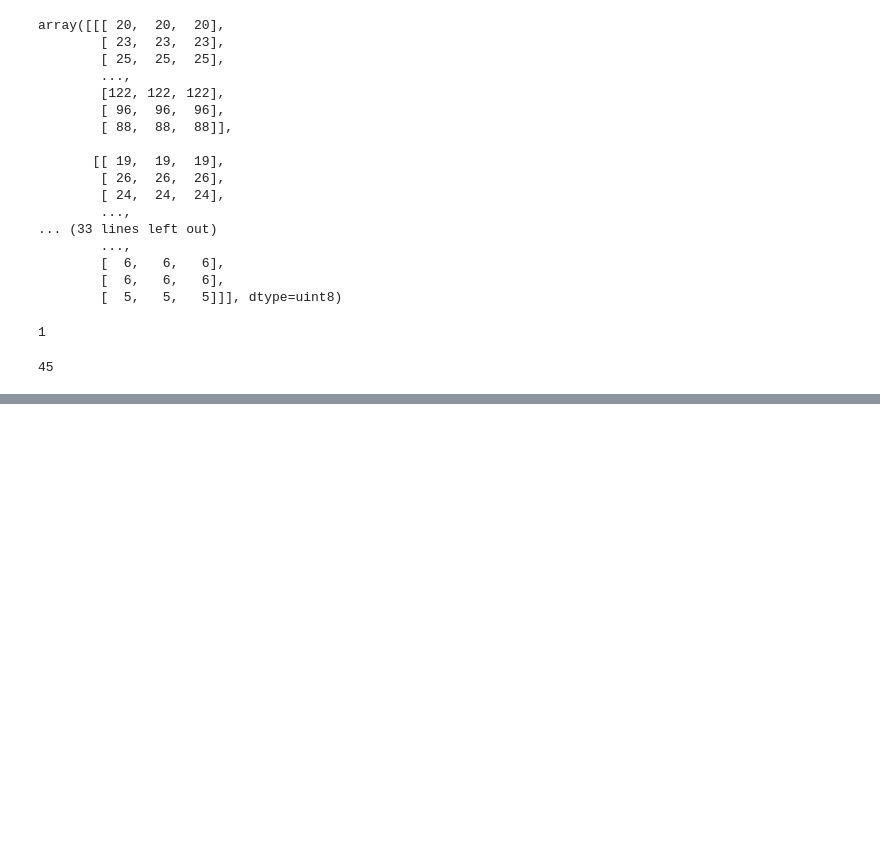
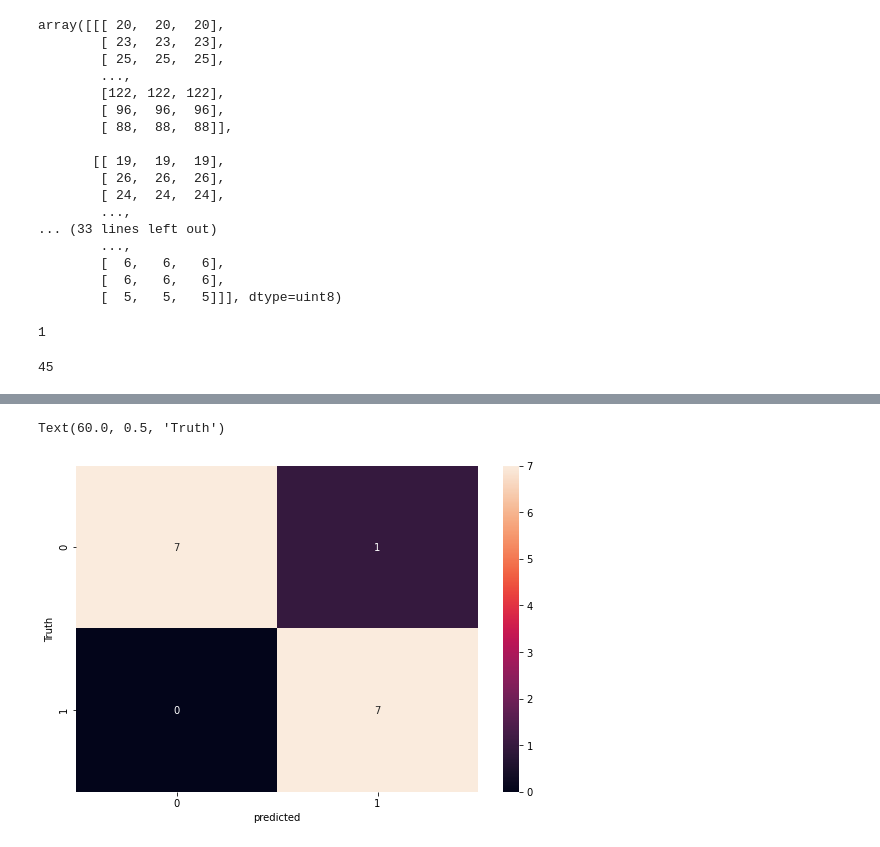
Before and after one commit to hidayah24/ds, a Jupyter notebook: CNN/image_classification_covid_19_x-ray/image_classification_covid_19_x-ray_solve.ipynb, the cells around one changed output, grey strips where cells are left out. Saved outputs shown, nothing was run; the diff lists cells and outputs as text; code cells hidden in the pictures; blank space fills up the shorter version.

Commit message:
Build CNN model with augmantation and evaluate the result

```diff
--- a/CNN/image_classification_covid_19_x-ray/image_classification_covid_19_x-ray_solve.ipynb
+++ b/CNN/image_classification_covid_19_x-ray/image_classification_covid_19_x-ray_solve.ipynb
@@ -102,0 +109,21 @@ X_test_scaled = X_test / 255
+# %%
+data_augmentation = keras.Sequential([
+    layers.experimental.preprocessing.RandomZoom(0.2),
+    layers.experimental.preprocessing.RandomContrast(0.1)
+])
+# %%
+n = 2
+model = Sequential([
+    data_augmentation,
+    layers.Conv2D(16, 3, padding='same', activation='relu'),
+    layers.MaxPooling2D(),
+    layers.Conv2D(32, 3, padding='same', activation='relu'),
+    layers.MaxPooling2D(),
+    layers.Flatten(),
+    layers.Dense(128, activation='relu'),
+    layers.Dense(n)
+])
+model.compile(optimizer='adam',
+             loss=tf.keras.losses.SparseCategoricalCrossentropy(from_logits=True),
+             metrics=['accuracy'])
+model.fit(X_train_scaled, y_train, epochs=21)
@@ -102,0 +158,2 @@ X_test_scaled = X_test / 255
+# %%
+y_predict = model.predict(X_test_scaled)
@@ -102,0 +168,5 @@ X_test_scaled = X_test / 255
+# %%
+y_pred = []
+
+for element in y_predict:
+    y_pred.append(np.argmax(element))
@@ -102,0 +194,11 @@ X_test_scaled = X_test / 255
+# %%
+import seaborn as sns
+cm = tf.math.confusion_matrix(labels=y_test,predictions=y_pred)
+
+plt.figure(figsize=(9,6))
+sns.heatmap(cm, annot=True, fmt='d')
+plt.xlabel('predicted')
+plt.ylabel('Truth')
+# %% [output]
+Text(60.0, 0.5, 'Truth')
+[figure, added]
```
Also changed, not shown: parts of 9 cells of this notebook.
